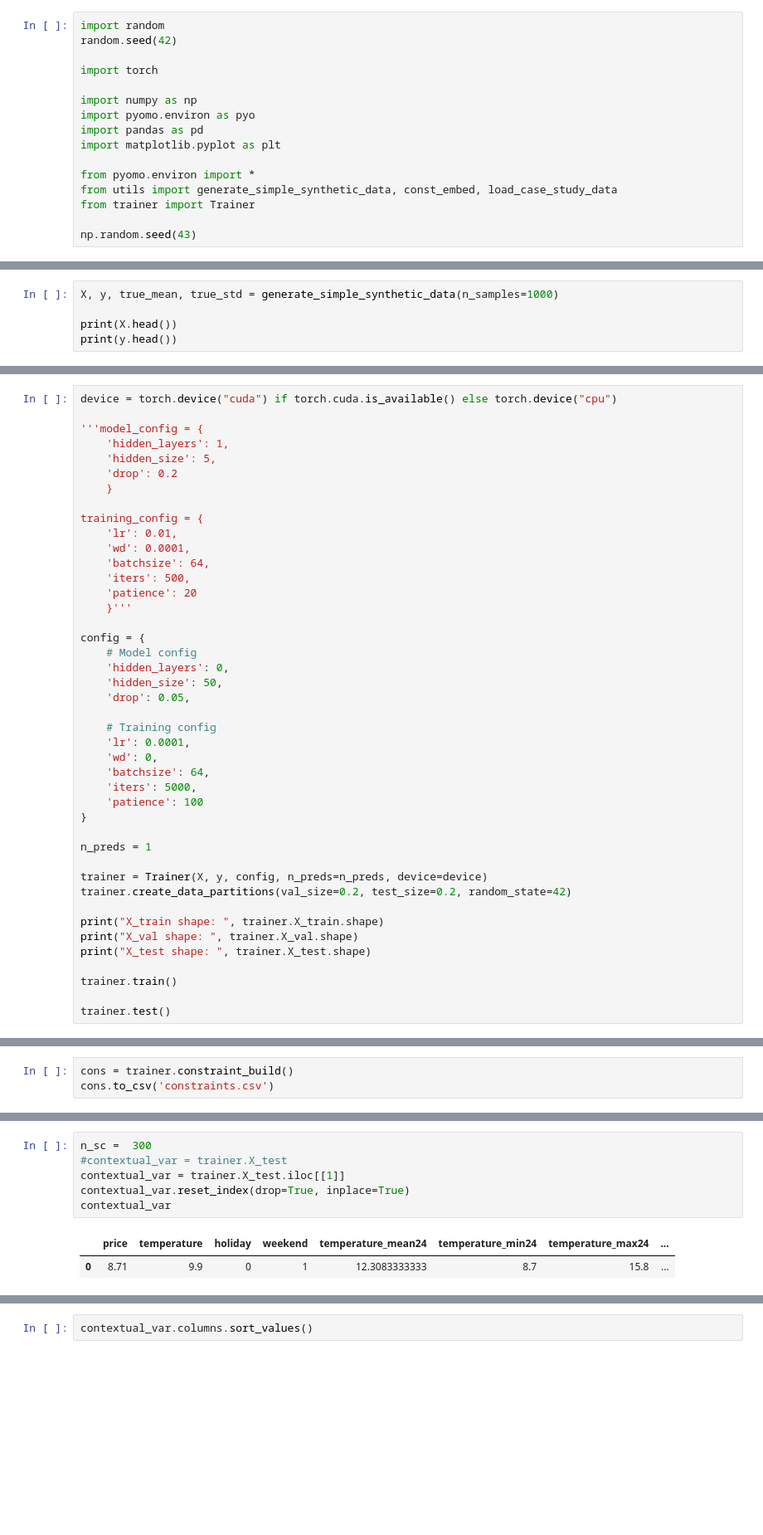
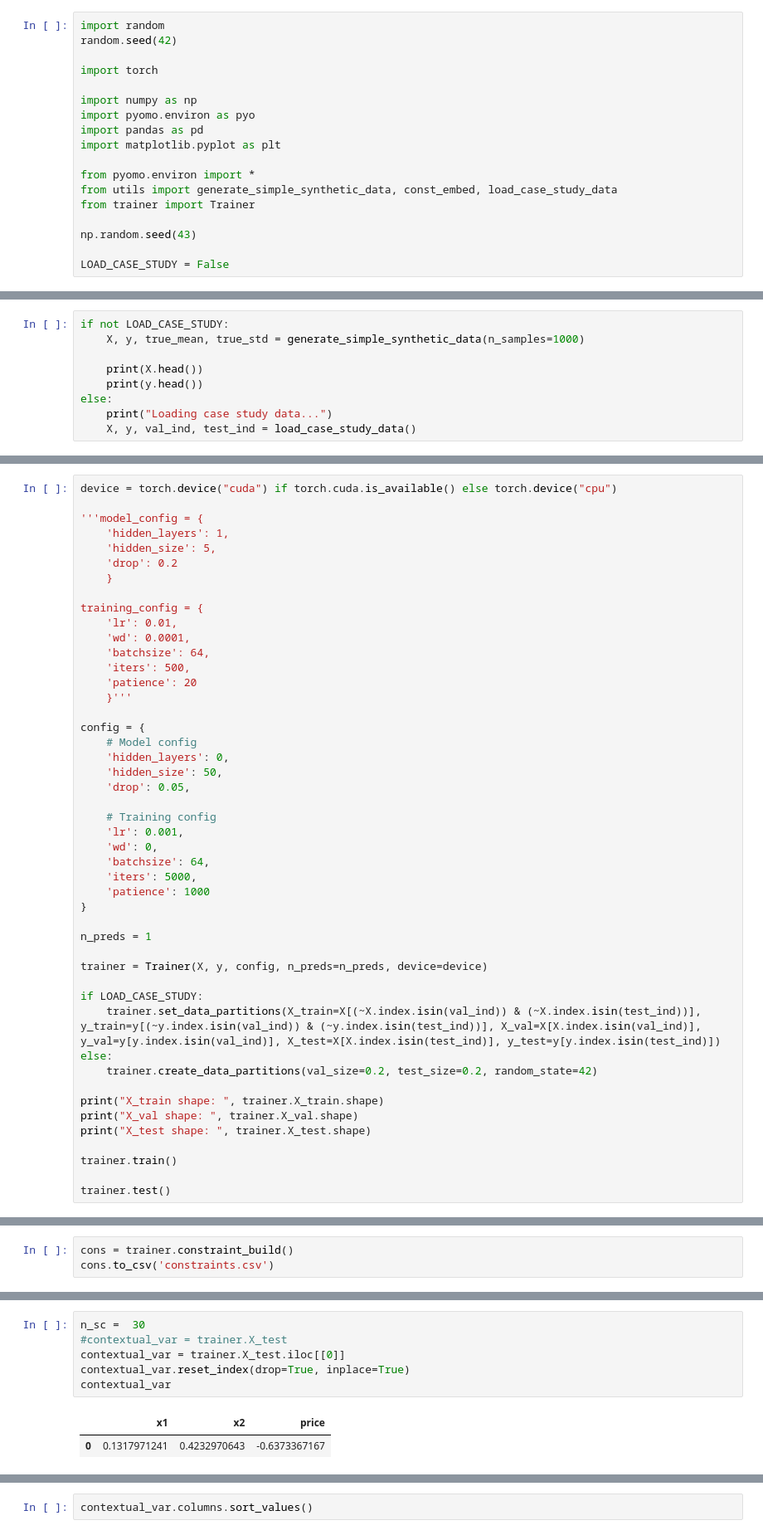
Before and after one commit to DanielLosada/DynamicPricing, a Jupyter notebook: MyImplementation/opt.ipynb, the cells around one changed output, grey strips where cells are left out. Shown at 83% size. Cells and saved outputs as stored; diff of their text form; blank space fills up the shorter version.

```diff
--- a/MyImplementation/opt.ipynb
+++ b/MyImplementation/opt.ipynb
@@ -14,3 +14,5 @@ from utils import generate_simple_synthetic_data, const_embed, load_case_study_d
 from trainer import Trainer
 
 np.random.seed(43)
+
+LOAD_CASE_STUDY = False
@@ -54,6 +19,10 @@ def generate_simple_synthetic_data(n_samples=1000, seed=42):
 # %%
-X, y, true_mean, true_std = generate_simple_synthetic_data(n_samples=1000)
+if not LOAD_CASE_STUDY:
+    X, y, true_mean, true_std = generate_simple_synthetic_data(n_samples=1000)
 
-print(X.head())
-print(y.head())
+    print(X.head())
+    print(y.head())
+else:
+    print("Loading case study data...")
+    X, y, val_ind, test_ind = load_case_study_data()
 # %% [output]
@@ -136,17 +62,21 @@ config = {
     'drop': 0.05,
 
     # Training config
-    'lr': 0.0001,
+    'lr': 0.001,
     'wd': 0,
     'batchsize': 64,
     'iters': 5000,
-    'patience': 100
+    'patience': 1000
 }
 
 n_preds = 1
 
 trainer = Trainer(X, y, config, n_preds=n_preds, device=device)
-trainer.create_data_partitions(val_size=0.2, test_size=0.2, random_state=42)
+
+if LOAD_CASE_STUDY:
+    trainer.set_data_partitions(X_train=X[(~X.index.isin(val_ind)) & (~X.index.isin(test_ind))], y_train=y[(~y.index.isin(val_ind)) & (~y.index.isin(test_ind))], X_val=X[X.index.isin(val_ind)], y_val=y[y.index.isin(val_ind)], X_test=X[X.index.isin(test_ind)], y_test=y[y.index.isin(test_ind)])
+else:
+    trainer.create_data_partitions(val_size=0.2, test_size=0.2, random_state=42)
 
 print("X_train shape: ", trainer.X_train.shape)
 print("X_val shape: ", trainer.X_val.shape)
@@ -255,10 +185,10 @@ cons
 52 rows × 53 columns
 # %%
-n_sc =  300
+n_sc =  30
 #contextual_var = trainer.X_test
-contextual_var = trainer.X_test.iloc[[1]]
+contextual_var = trainer.X_test.iloc[[0]]
 contextual_var.reset_index(drop=True, inplace=True)
 contextual_var
 # %% [output]
-|  | price | temperature | holiday | weekend | temperature_mean24 | temperature_min24 | temperature_max24 | ... |
-| 0 | 8.71 | 9.9 | 0 | 1 | 12.3083333333 | 8.7 | 15.8 | ... |
+|  | x1 | x2 | price |
+| 0 | 0.1317971241 | 0.4232970643 | -0.6373367167 |
```
Also changed, not shown: parts of 20 cells of this notebook, 5 other files.
